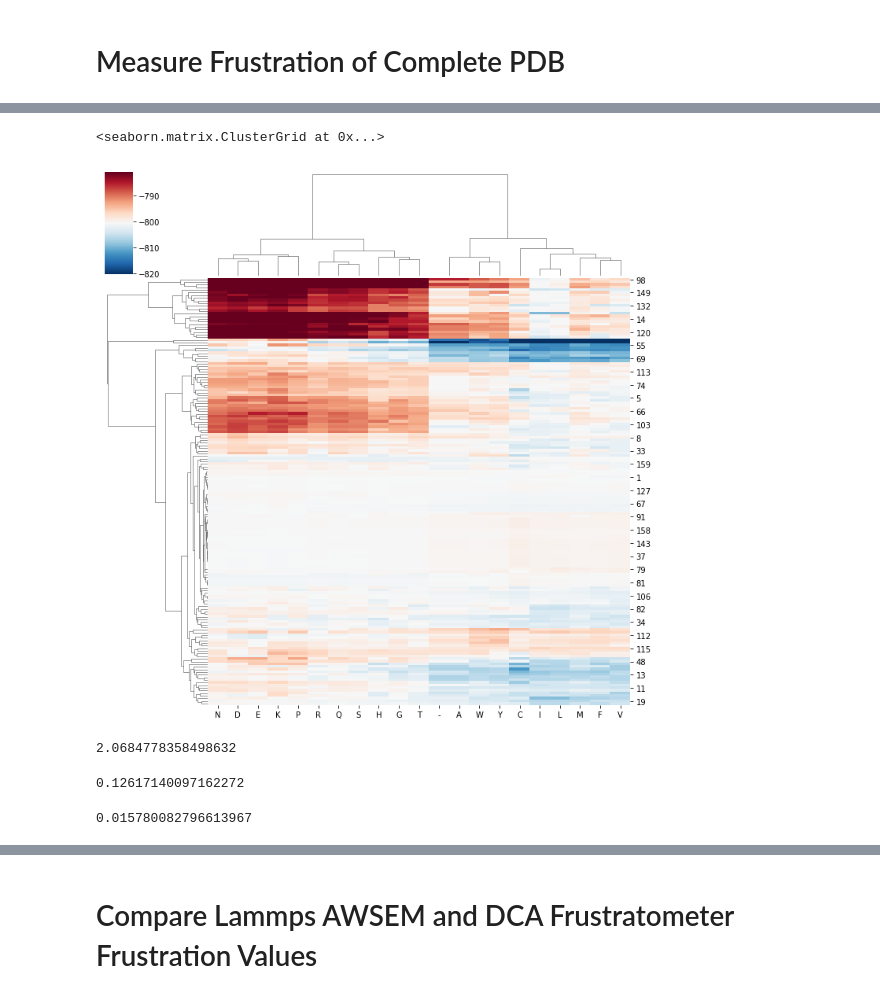
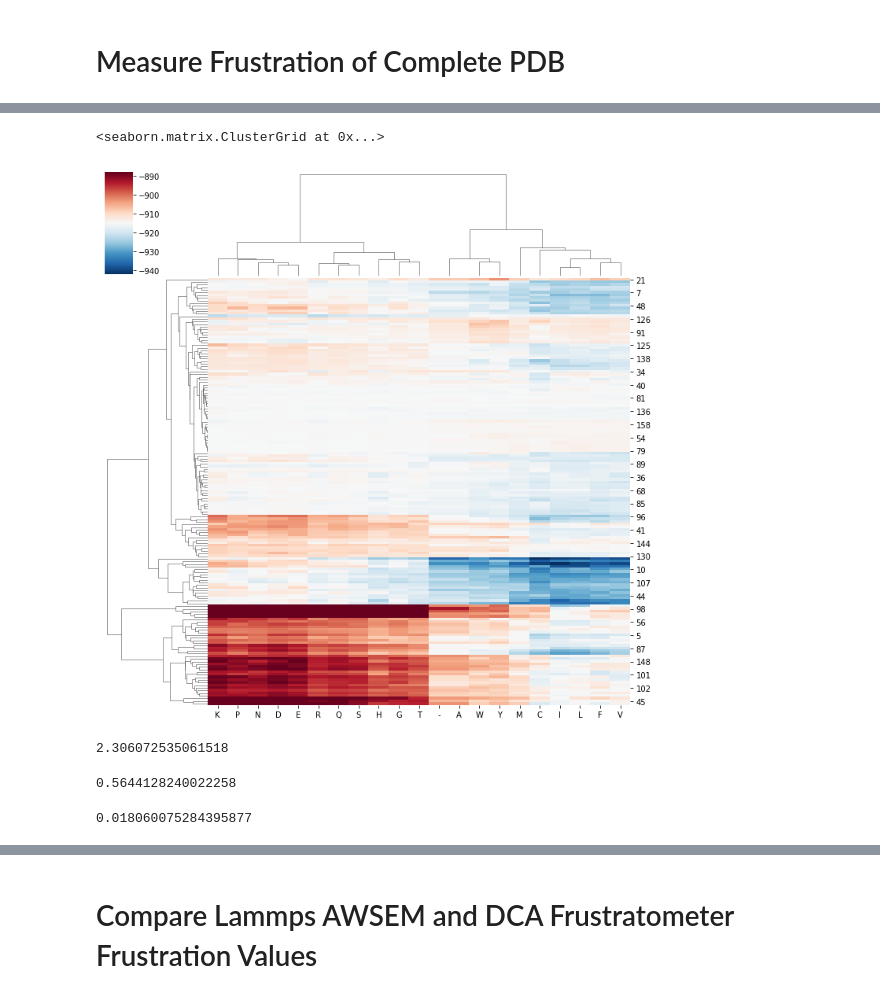
Before and after one commit to HanaJaafari/Frustratometer, a Jupyter notebook: examples/AWSEM_frustration_example.ipynb, the cells around one changed output, grey strips where cells are left out. Cells and saved outputs as stored; diff of their text form; code cells hidden in the pictures.

```diff
--- a/examples/AWSEM_frustration_example.ipynb
+++ b/examples/AWSEM_frustration_example.ipynb
@@ -11,5 +8,5 @@ Error: Could not import pydca. Please make sure it is installed and available in
 # Measure Frustration of Complete PDB
 # %%
 structure=dca_frustratometer.Structure.full_pdb('./data/1l63.pdb',"A")
-model=dca_frustratometer.AWSEMFrustratometer(structure,distance_cutoff_contact=8)
+AWSEM_model=dca_frustratometer.AWSEMFrustratometer(structure,distance_cutoff_contact=10)
 # %% [output]
@@ -67,20 +49,20 @@ sns.heatmap(model.frustration(kind='contact',correction=0.1),cmap='RdBu_r',cente
 # %%
-model.plot_decoy_energy(kind='singleresidue')
+AWSEM_model.plot_decoy_energy(kind='singleresidue')
 # %% [output]
 <seaborn.matrix.ClusterGrid at 0x...>
-[figure, old version]
+[figure, new version]
 # %%
 #sns.clustermap(model.decoy_energy('mutational').reshape(-1,21*21))
 # %%
-model.decoy_fluctuation(kind='singleresidue').mean()
+AWSEM_model.decoy_fluctuation(kind='singleresidue').mean()
 # %% [output]
-2.0684778358498632
+2.306072535061518
 # %%
-model.decoy_fluctuation(kind='mutational').mean()
+AWSEM_model.decoy_fluctuation(kind='mutational').mean()
 # %% [output]
-0.12617140097162272
+0.5644128240022258
 # %%
-model.decoy_fluctuation(kind='contact').mean()
+AWSEM_model.decoy_fluctuation(kind='contact').mean()
 # %% [output]
-0.015780082796613967
+0.018060075284395877
 # %%
```
Also changed, not shown: parts of 26 cells of this notebook, 2 other files.
